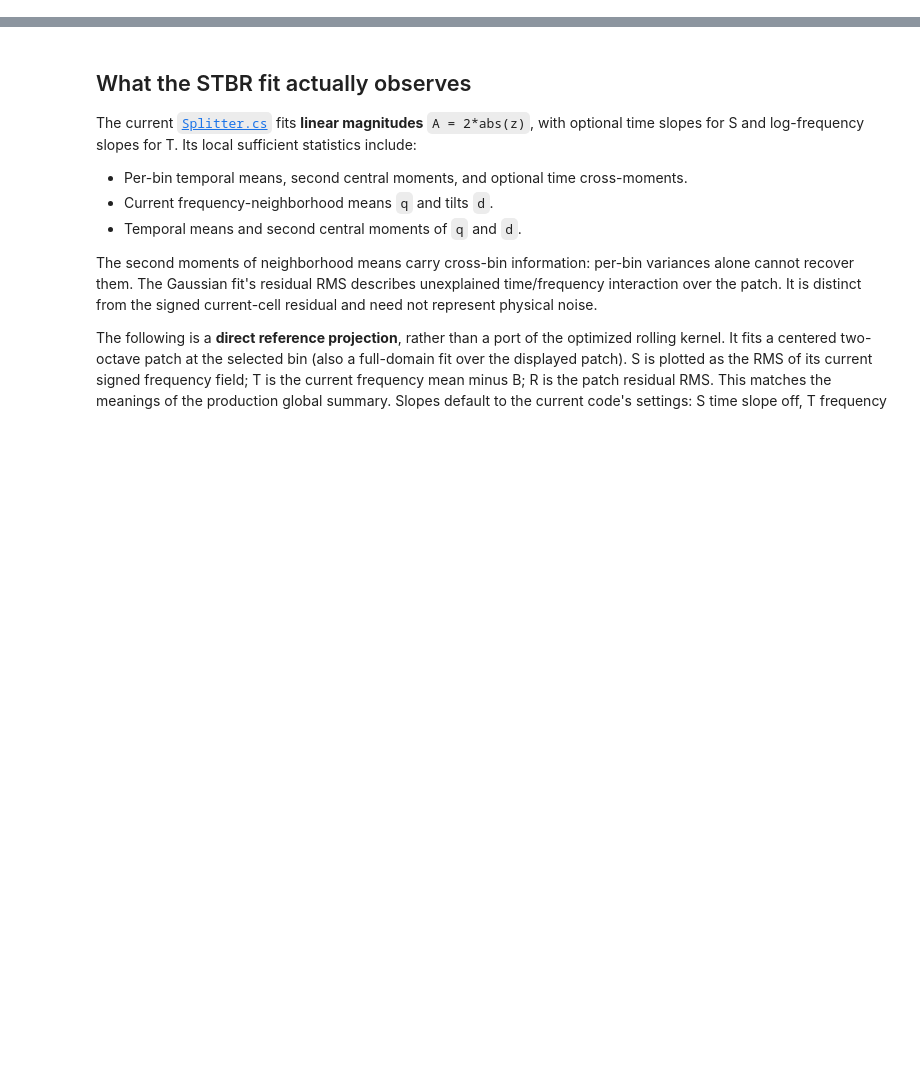
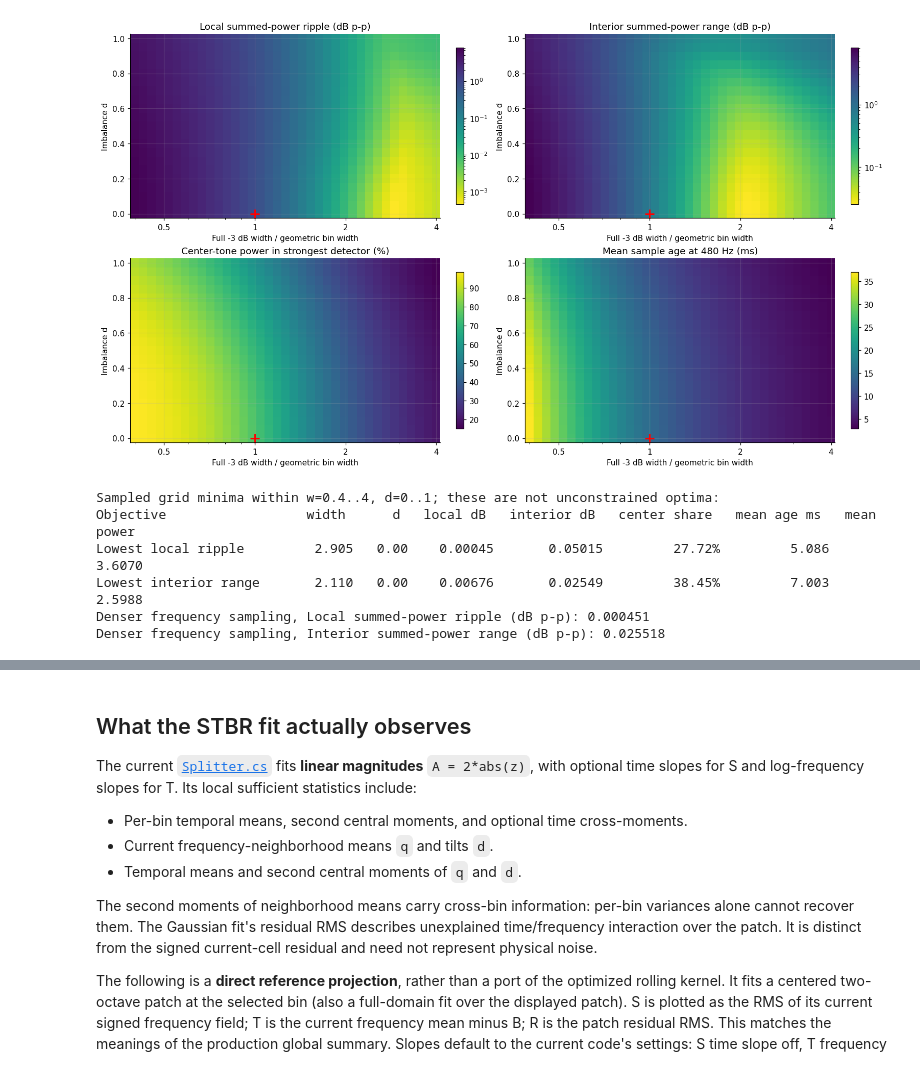
Before and after one commit to phantomsc2/AEther, a Jupyter notebook: doc/swift-window-lab.ipynb, the cells around one changed output, grey strips where cells are left out. Cells and saved outputs as stored; diff of their text form; code cells hidden in the pictures; blank space fills up the shorter version.

Commit message:
reparametrize swift as width and inequality

```diff
--- a/doc/swift-window-lab.ipynb
+++ b/doc/swift-window-lab.ipynb
@@ -506,0 +441,65 @@ display(tradeoff_control, tradeoff_output)
+# %%
+def coverage_maps():
+    widths = np.geomspace(.4, 4., 37)
+    ds = np.linspace(0, 1, 21)
+    local_tones = BANK_F0*2**(np.linspace(0, 1, 193)/BANK_R)
+    # 24 observations per semitone across six interior octaves, including bin centers/boundaries.
+    interior_tones = BANK_MIN*2*2**(np.arange(72*24+1)/(24*BANK_R))
+    local_sine, interior_sine = bank_sine(local_tones), bank_sine(interior_tones)
+    metrics = np.empty((len(ds), len(widths), 4))
+    totals = np.empty((len(ds), len(widths)))
+    for row, d in enumerate(ds):
+        for col, width in enumerate(widths):
+            bank = tune_bank(width, d)
+            local = bank_power_from_sine(local_sine, bank)
+            P = local.sum(axis=1)
+            interior = bank_power_from_sine(interior_sine, bank).sum(axis=1)
+            metrics[row, col] = [ripple(P, True), ripple(interior, True),
+                                 100*local[0].max()/P[0], 1000*bank_mean_age(bank)]
+            totals[row, col] = P.mean()
+    fig, axes = plt.subplots(2, 2, figsize=(14, 8), constrained_layout=True)
+    titles = ['Local summed-power ripple (dB p-p)', 'Interior summed-power range (dB p-p)',
+              'Center-tone power in strongest detector (%)', 'Mean sample age at 480 Hz (ms)']
+    for j, ax in enumerate(axes.flat):
+        data = metrics[:, :, j]
+        # Log color exposes tiny residual ripple without calling it exactly zero.
+        if j < 2:
+            from matplotlib.colors import LogNorm
+            norm = LogNorm(vmin=max(1e-5, float(data.min())), vmax=float(data.max()))
+            cmap = 'viridis_r'
+        else:
+            norm, cmap = None, 'viridis'
+        im = ax.pcolormesh(widths, ds, data, shading='nearest', norm=norm, cmap=cmap)
+        ax.set_xscale('log')
+        ax.set_xticks([.5, 1., 2., 4.], ['0.5', '1', '2', '4'])
+        ax.plot([1], [0], marker='+', color='red', ms=12, mew=2, clip_on=False)
+        ax.set(title=titles[j], xlabel='Full -3 dB width / geometric bin width', ylabel='Imbalance d')
+        fig.colorbar(im, ax=ax, shrink=.85)
+    plt.show()
+    plt.close(fig)
+    print('Sampled grid minima within w=0.4..4, d=0..1; these are not unconstrained optima:')
+    print('Objective                  width      d   local dB   interior dB   center share   mean age ms   mean power')
+    for j, label in [(0, 'Lowest local ripple'), (1, 'Lowest interior range')]:
+        row, col = np.unravel_index(np.argmin(metrics[:, :, j]), metrics[:, :, j].shape)
+        a, b, c, age = metrics[row, col]
+        print(f'{label:25s} {widths[col]:7.3f} {ds[row]:6.2f} {a:10.5f} {b:13.5f} '
+              f'{c:13.2f}% {age:13.3f} {totals[row, col]:12.4f}')
+    # Reevaluate each reported grid minimum on a denser independent frequency grid.
+    for j in [0, 1]:
+        row, col = np.unravel_index(np.argmin(metrics[:, :, j]), metrics[:, :, j].shape)
+        bank = tune_bank(widths[col], ds[row])
+        dense = (BANK_F0*2**(np.linspace(0, 1, 769)/BANK_R) if j == 0 else
+                 BANK_MIN*2*2**(np.arange(72*96+1)/(96*BANK_R)))
+        refined = ripple(bank_power(dense, bank).sum(axis=1), True)
+        print(f'Denser frequency sampling, {titles[j]}: {refined:.6f}')
+    return widths, ds, metrics, totals
+
+bank_map_results = coverage_maps()
+# %% [output]
+[figure, added]
+Sampled grid minima within w=0.4..4, d=0..1; these are not unconstrained optima:
+Objective                  width      d   local dB   interior dB   center share   mean age ms   mean power
+Lowest local ripple         2.905   0.00    0.00045       0.05015         27.72%         5.086       3.6070
+Lowest interior range       2.110   0.00    0.00676       0.02549         38.45%         7.003       2.5988
+Denser frequency sampling, Local summed-power ripple (dB p-p): 0.000451
+Denser frequency sampling, Interior summed-power range (dB p-p): 0.025518
```
Also changed, not shown: parts of 45 cells of this notebook, 32 other files.
